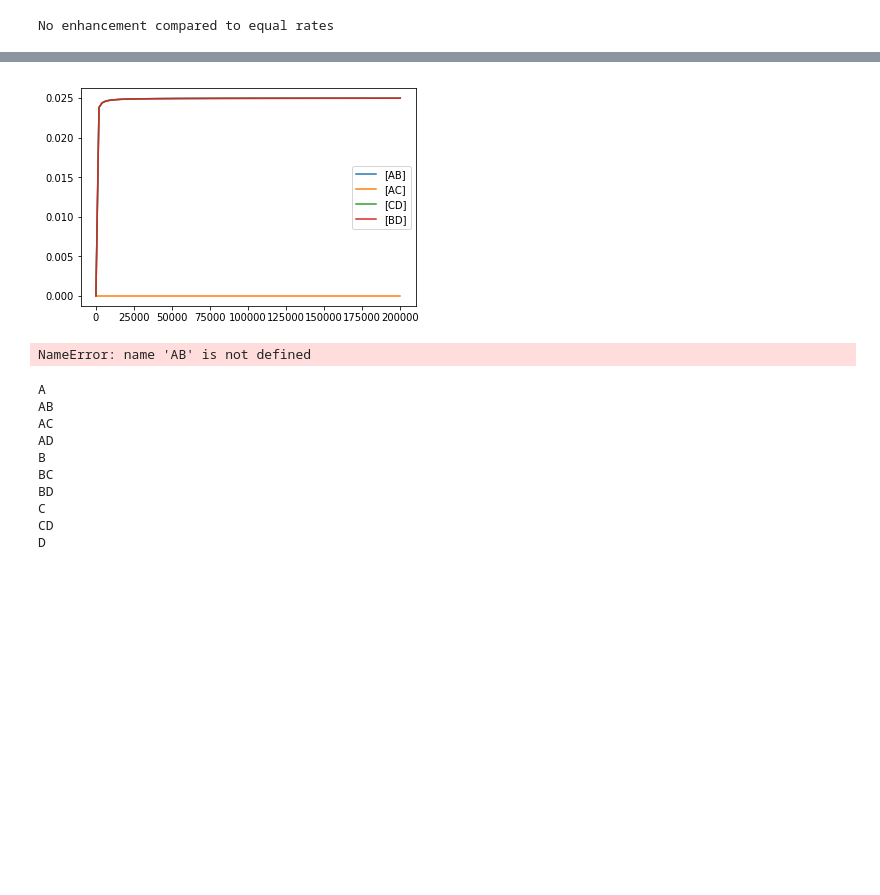
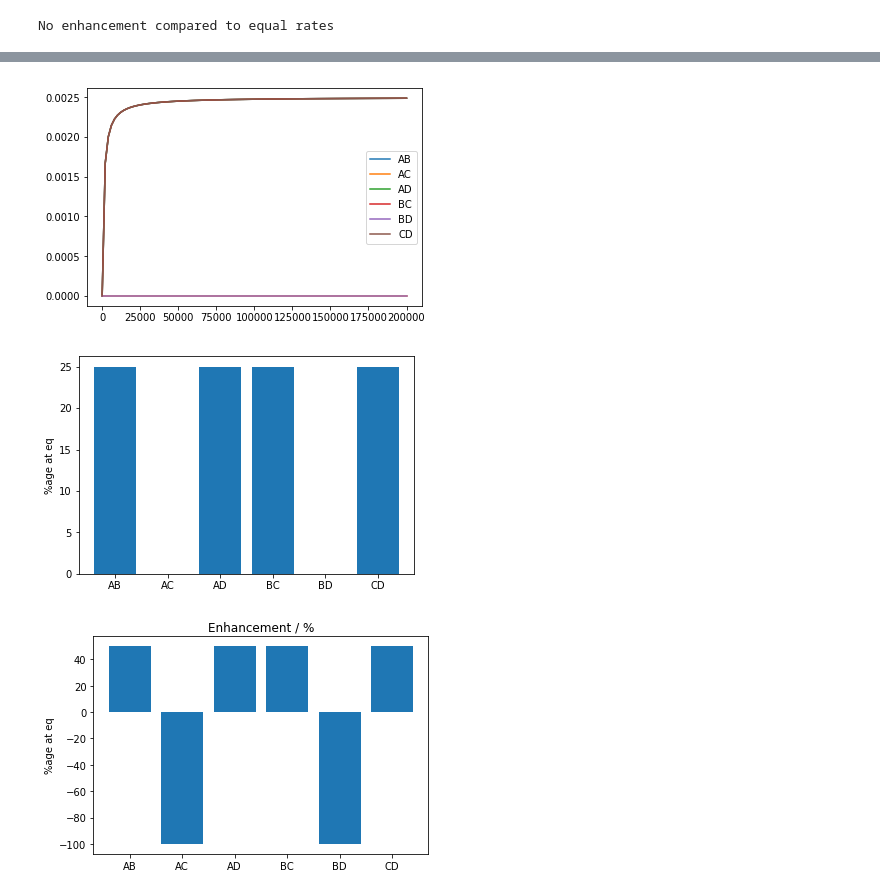
Before and after one commit to martinp23/teaching-related, a Jupyter notebook: CHEM3071 simple networks.ipynb, the cells around one changed output, grey strips where cells are left out. Cells and saved outputs as stored; diff of their text form; code cells hidden in the pictures; blank space fills up the shorter version.

Commit message:
Put general model into a function

```diff
--- a/CHEM3071 simple networks.ipynb
+++ b/CHEM3071 simple networks.ipynb
@@ -379,52 +377,13 @@ plt.show()
-# %%
-
-# and plot it
-plt.plot(tvec, ans[vv[4]], label='[AB]')
-plt.plot(tvec, ans[vv[5]], label='[AC]')
-plt.plot(tvec, ans[vv[6]], label='[CD]')
-plt.plot(tvec, ans[vv[7]], label='[BD]')
-
-
-#plt.plot(tvec, BCres, label='[BC]')
-#plt.scatter(tdata, adata)
-plt.legend()
-plt.show()
-
-res = [ans[AB][-1],ans[AC][-1],ans[CD][-1],ans[BD][-1]]
-resNorm = res/sum(res)
-plt.bar([1,2,3,4],100*resNorm)
-plt.xticks([1,2,3,4],('[AB]','[AC]','[CD]','[BD]'))
-plt.ylabel('%age at eq')
-plt.show()
-
-# enhancement, in percent, compared to equal concentrations everywhere
-resEnh = 100*((np.array(resNorm)) - 1/len(resNorm))/(1/len(resNorm))
-
-# rounding errors can give a spurious difference: set small values to zero
-resEnh[abs(resEnh) < 1e-5] = 0
-if (sum(abs(resEnh)) > 0):
-    yval = [1,2,3,4]
-    plt.bar(yval,resEnh)
-    plt.xticks(yval,('[AB]','[AC]','[CD]','[BD]'))
-    plt.ylabel('%age at eq')
-    plt.title('Enhancement / %')
-    plt.show()
-else:
-    print("No enhancement compared to equal rates")
-# %% [output]
-[figure, removed]
-NameError: name 'AB' is not defined
-# %%
-for el in ans:
-    print(el.name)
-# %% [output]
-A
-AB
-AC
-AD
-B
-BC
-BD
-C
-CD
-D
+# %%
+rates = np.array([[0, 1e-1, 0, 1e-1],
+               [1e-1, 0, 1e-1, 0],
+               [0, 1e-1, 0, 1e-1],
+               [1e-1, 0, 1e-1, 0]])
+
+initconc = 50e-4
+tvec=np.linspace(0, 200000, 100)
+generalModel(rates, initconc, tvec)
+# %% [output]
+[figure, added]
+[figure, added]
+[figure, added]
```
Also changed, not shown: parts of 4 cells of this notebook.
